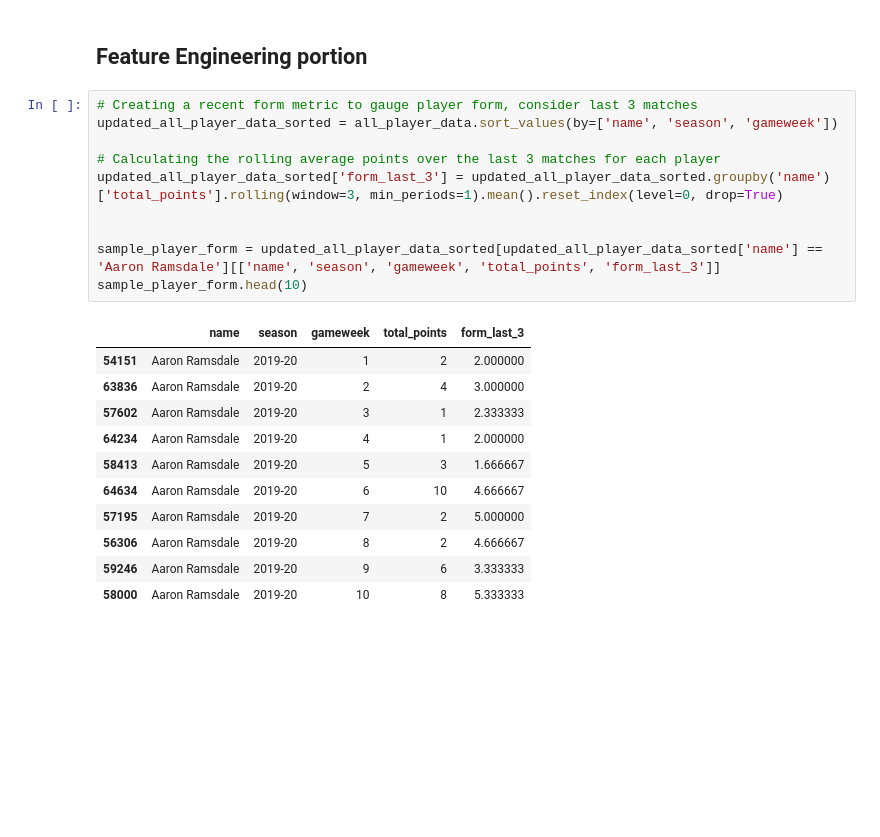
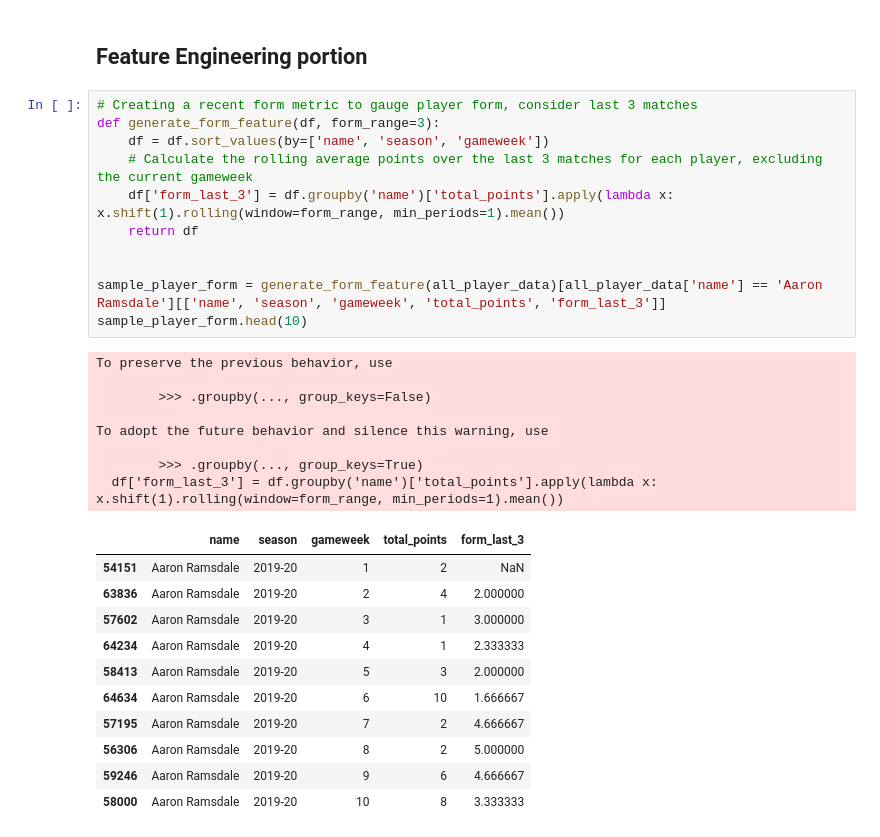
Before and after one commit to dheyay/weighted_through_ball, a Jupyter notebook: data_analysis.ipynb, the cells around one changed output. Drawn from its saved outputs; the diff is of its cells as text; blank space fills up the shorter version.

```diff
--- a/data_analysis.ipynb
+++ b/data_analysis.ipynb
@@ -62,23 +63,32 @@ plt.show()
 ## Feature Engineering portion
 # %%
 # Creating a recent form metric to gauge player form, consider last 3 matches
-updated_all_player_data_sorted = all_player_data.sort_values(by=['name', 'season', 'gameweek'])
-
-# Calculating the rolling average points over the last 3 matches for each player
-updated_all_player_data_sorted['form_last_3'] = updated_all_player_data_sorted.groupby('name')['total_points'].rolling(window=3, min_periods=1).mean().reset_index(level=0, drop=True)
+def generate_form_feature(df, form_range=3):
+    df = df.sort_values(by=['name', 'season', 'gameweek'])
+    # Calculate the rolling average points over the last 3 matches for each player, excluding the current gameweek
+    df['form_last_3'] = df.groupby('name')['total_points'].apply(lambda x: x.shift(1).rolling(window=form_range, min_periods=1).mean())
+    return df
 
 
-sample_player_form = updated_all_player_data_sorted[updated_all_player_data_sorted['name'] == 'Aaron Ramsdale'][['name', 'season', 'gameweek', 'total_points', 'form_last_3']]
+sample_player_form = generate_form_feature(all_player_data)[all_player_data['name'] == 'Aaron Ramsdale'][['name', 'season', 'gameweek', 'total_points', 'form_last_3']]
 sample_player_form.head(10)
 # %% [output]
+To preserve the previous behavior, use
+
+        >>> .groupby(..., group_keys=False)
+
+To adopt the future behavior and silence this warning, use
+
+        >>> .groupby(..., group_keys=True)
+  df['form_last_3'] = df.groupby('name')['total_points'].apply(lambda x: x.shift(1).rolling(window=form_range, min_periods=1).mean())
 |  | name | season | gameweek | total_points | form_last_3 |
-| 54151 | Aaron Ramsdale | 2019-20 | 1 | 2 | 2.000000 |
-| 63836 | Aaron Ramsdale | 2019-20 | 2 | 4 | 3.000000 |
-| 57602 | Aaron Ramsdale | 2019-20 | 3 | 1 | 2.333333 |
-| 64234 | Aaron Ramsdale | 2019-20 | 4 | 1 | 2.000000 |
-| 58413 | Aaron Ramsdale | 2019-20 | 5 | 3 | 1.666667 |
-| 64634 | Aaron Ramsdale | 2019-20 | 6 | 10 | 4.666667 |
-| 57195 | Aaron Ramsdale | 2019-20 | 7 | 2 | 5.000000 |
-| 56306 | Aaron Ramsdale | 2019-20 | 8 | 2 | 4.666667 |
-| 59246 | Aaron Ramsdale | 2019-20 | 9 | 6 | 3.333333 |
-| 58000 | Aaron Ramsdale | 2019-20 | 10 | 8 | 5.333333 |
+| 54151 | Aaron Ramsdale | 2019-20 | 1 | 2 | NaN |
+| 63836 | Aaron Ramsdale | 2019-20 | 2 | 4 | 2.000000 |
+| 57602 | Aaron Ramsdale | 2019-20 | 3 | 1 | 3.000000 |
+| 64234 | Aaron Ramsdale | 2019-20 | 4 | 1 | 2.333333 |
+| 58413 | Aaron Ramsdale | 2019-20 | 5 | 3 | 2.000000 |
+| 64634 | Aaron Ramsdale | 2019-20 | 6 | 10 | 1.666667 |
+| 57195 | Aaron Ramsdale | 2019-20 | 7 | 2 | 4.666667 |
+| 56306 | Aaron Ramsdale | 2019-20 | 8 | 2 | 5.000000 |
+| 59246 | Aaron Ramsdale | 2019-20 | 9 | 6 | 4.666667 |
+| 58000 | Aaron Ramsdale | 2019-20 | 10 | 8 | 3.333333 |
```
Also changed, not shown: parts of 13 cells of this notebook, 2 other files.
